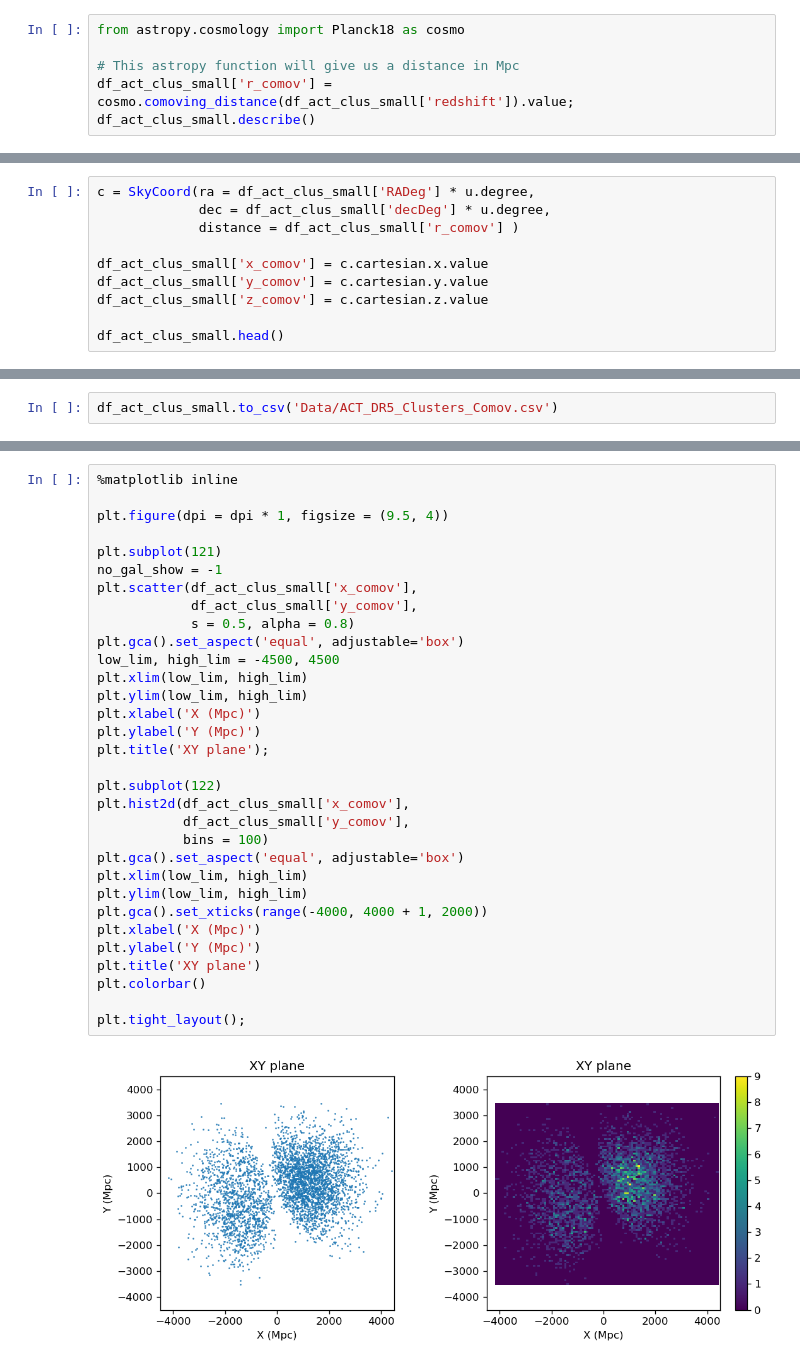
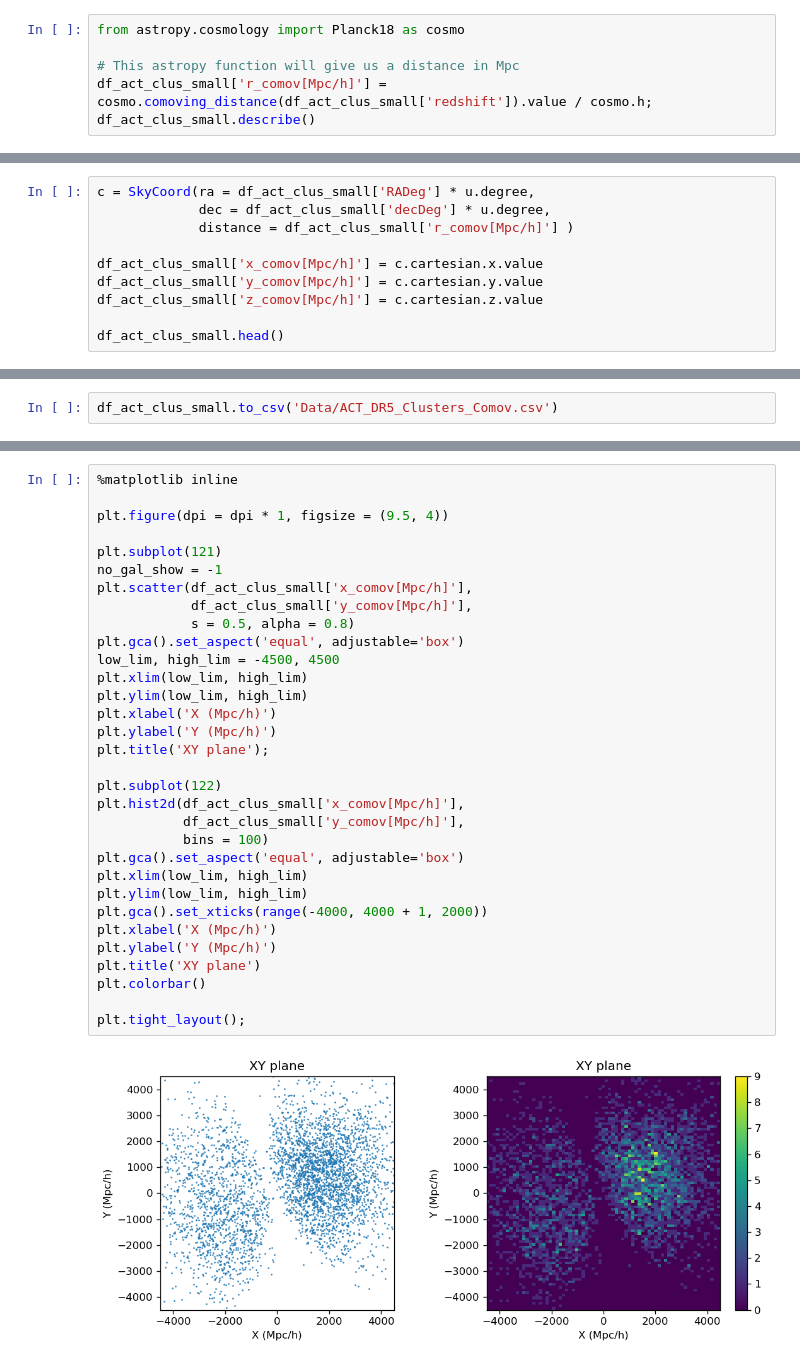
Before and after one commit to awaismirza92/velocity-reconstruction-and-kinetic-SZ, a Jupyter notebook: codes_for_ACT/ACT_cluster_visualization.ipynb, the cells around one changed output, grey strips where cells are left out. Saved outputs shown, nothing was run; the diff lists cells and outputs as text.

Commit message:
changed distance units to Mpc/h

```diff
--- a/codes_for_ACT/ACT_cluster_visualization.ipynb
+++ b/codes_for_ACT/ACT_cluster_visualization.ipynb
@@ -92,6 +92,6 @@ numpy.ndarray
 from astropy.cosmology import Planck18 as cosmo
 
 # This astropy function will give us a distance in Mpc
-df_act_clus_small['r_comov'] = cosmo.comoving_distance(df_act_clus_small['redshift']).value;
+df_act_clus_small['r_comov[Mpc/h]'] = cosmo.comoving_distance(df_act_clus_small['redshift']).value / cosmo.h;
 df_act_clus_small.describe()
 # %% [output]
@@ -107,11 +107,11 @@ df_act_clus_small.describe()
 # %%
 c = SkyCoord(ra = df_act_clus_small['RADeg'] * u.degree,
              dec = df_act_clus_small['decDeg'] * u.degree,
-             distance = df_act_clus_small['r_comov'] )
+             distance = df_act_clus_small['r_comov[Mpc/h]'] )
 
-df_act_clus_small['x_comov'] = c.cartesian.x.value
-df_act_clus_small['y_comov'] = c.cartesian.y.value
-df_act_clus_small['z_comov'] = c.cartesian.z.value
+df_act_clus_small['x_comov[Mpc/h]'] = c.cartesian.x.value
+df_act_clus_small['y_comov[Mpc/h]'] = c.cartesian.y.value
+df_act_clus_small['z_comov[Mpc/h]'] = c.cartesian.z.value
 
 df_act_clus_small.head()
 # %% [output]
@@ -168,34 +197,34 @@ Using matplotlib backend: Qt5Agg
 # %%
 %matplotlib inline
 
 plt.figure(dpi = dpi * 1, figsize = (9.5, 4))
 
 plt.subplot(121)
 no_gal_show = -1
-plt.scatter(df_act_clus_small['x_comov'],
-            df_act_clus_small['y_comov'],
+plt.scatter(df_act_clus_small['x_comov[Mpc/h]'],
+            df_act_clus_small['y_comov[Mpc/h]'],
             s = 0.5, alpha = 0.8)
 plt.gca().set_aspect('equal', adjustable='box')
 low_lim, high_lim = -4500, 4500
 plt.xlim(low_lim, high_lim)
 plt.ylim(low_lim, high_lim)
-plt.xlabel('X (Mpc)')
-plt.ylabel('Y (Mpc)')
+plt.xlabel('X (Mpc/h)')
+plt.ylabel('Y (Mpc/h)')
 plt.title('XY plane');
 
 plt.subplot(122)
-plt.hist2d(df_act_clus_small['x_comov'],
-           df_act_clus_small['y_comov'],
+plt.hist2d(df_act_clus_small['x_comov[Mpc/h]'],
+           df_act_clus_small['y_comov[Mpc/h]'],
            bins = 100)
 plt.gca().set_aspect('equal', adjustable='box')
 plt.xlim(low_lim, high_lim)
 plt.ylim(low_lim, high_lim)
 plt.gca().set_xticks(range(-4000, 4000 + 1, 2000))
-plt.xlabel('X (Mpc)')
-plt.ylabel('Y (Mpc)')
+plt.xlabel('X (Mpc/h)')
+plt.ylabel('Y (Mpc/h)')
 plt.title('XY plane')
 plt.colorbar()
 
 plt.tight_layout();
 # %% [output]
-[figure, old version]
+[figure, new version]
```
Also changed, not shown: parts of 12 cells of this notebook.
